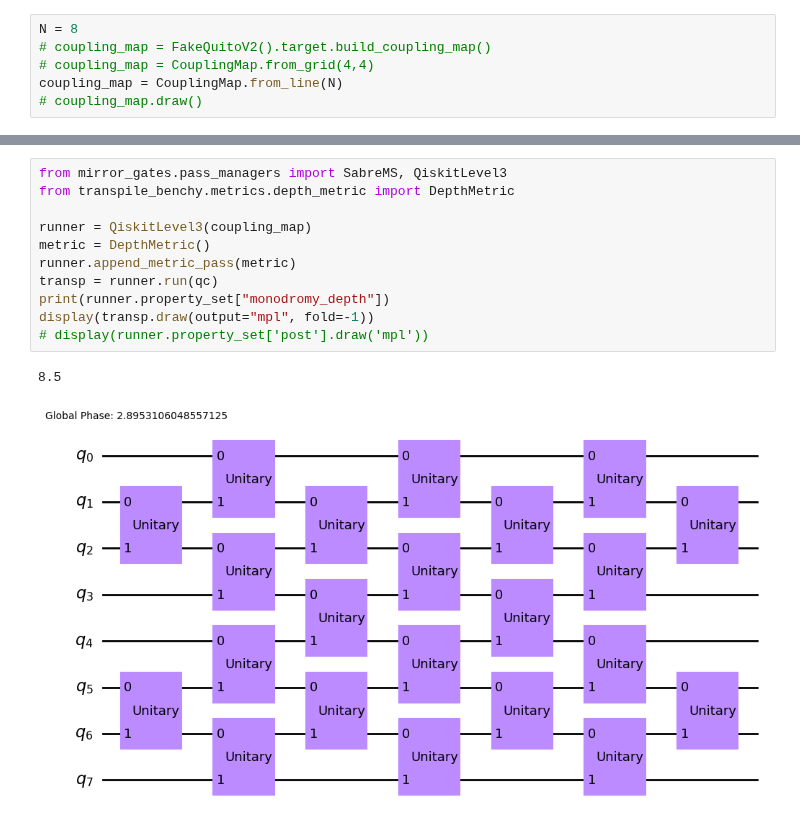
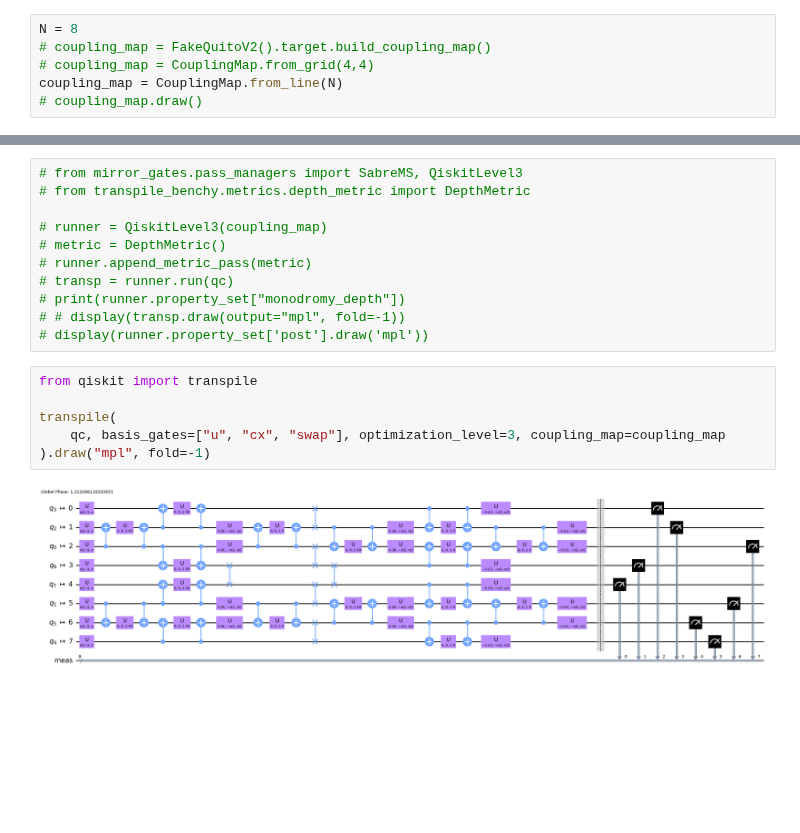
Before and after one commit to Pitt-JonesLab/mirror-gates, a Jupyter notebook: src/notebooks/debug_bench.ipynb, the cells around one changed output, grey strips where cells are left out. Cells and saved outputs as stored; diff of their text form; blank space fills up the shorter version.

```diff
--- a/src/notebooks/debug_bench.ipynb
+++ b/src/notebooks/debug_bench.ipynb
@@ -115,14 +114,19 @@ ValueError: Could not save to JPEG for display
 # %%
-from mirror_gates.pass_managers import SabreMS, QiskitLevel3
-from transpile_benchy.metrics.depth_metric import DepthMetric
+# from mirror_gates.pass_managers import SabreMS, QiskitLevel3
+# from transpile_benchy.metrics.depth_metric import DepthMetric
 
-runner = QiskitLevel3(coupling_map)
-metric = DepthMetric()
-runner.append_metric_pass(metric)
-transp = runner.run(qc)
-print(runner.property_set["monodromy_depth"])
-display(transp.draw(output="mpl", fold=-1))
+# runner = QiskitLevel3(coupling_map)
+# metric = DepthMetric()
+# runner.append_metric_pass(metric)
+# transp = runner.run(qc)
+# print(runner.property_set["monodromy_depth"])
+# # display(transp.draw(output="mpl", fold=-1))
 # display(runner.property_set['post'].draw('mpl'))
-# %% [output]
-8.5
-[figure, removed]
+# %%
+from qiskit import transpile
+
+transpile(
+    qc, basis_gates=["u", "cx", "swap"], optimization_level=3, coupling_map=coupling_map
+).draw("mpl", fold=-1)
+# %% [output]
+[figure, added]
```
Also changed, not shown: parts of 8 cells of this notebook, 4 other files.
